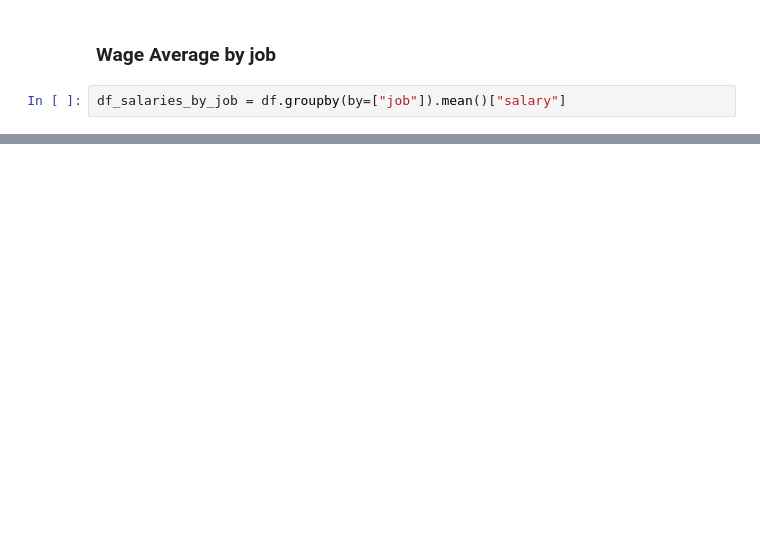
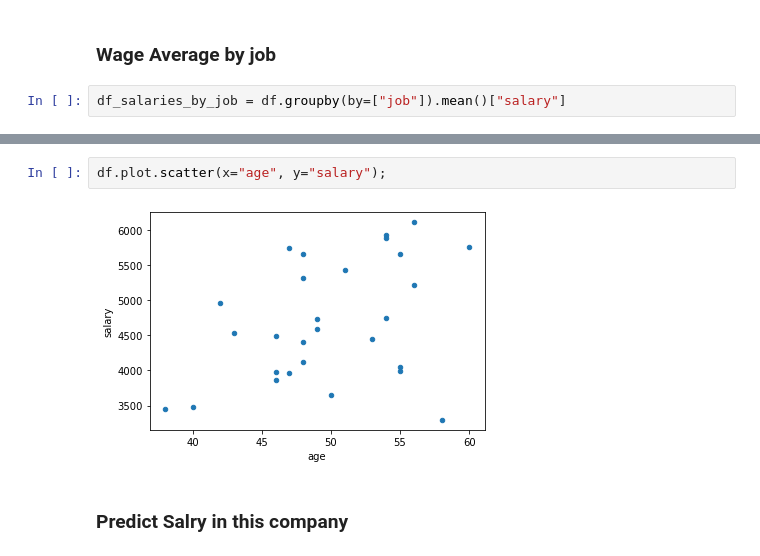
Before and after one commit to MohamedElGuendouz/mohamedelguendouz.github.io, a Jupyter notebook: projects/Create KPI's/Create_KPI's.ipynb, the cells around one changed output, grey strips where cells are left out. Cells and saved outputs as stored; diff of their text form; blank space fills up the shorter version.

```diff
--- a/projects/Create KPI's/Create_KPI's.ipynb
+++ b/projects/Create KPI's/Create_KPI's.ipynb
@@ -127,0 +121,6 @@ df_salaries_by_job.plot.kde()
+# %%
+df.plot.scatter(x="age", y="salary");
+# %% [output]
+[figure, added]
+# %% [markdown]
+### Predict Salry in this company
```
Also changed, not shown: parts of 17 cells of this notebook, 7 other files.
